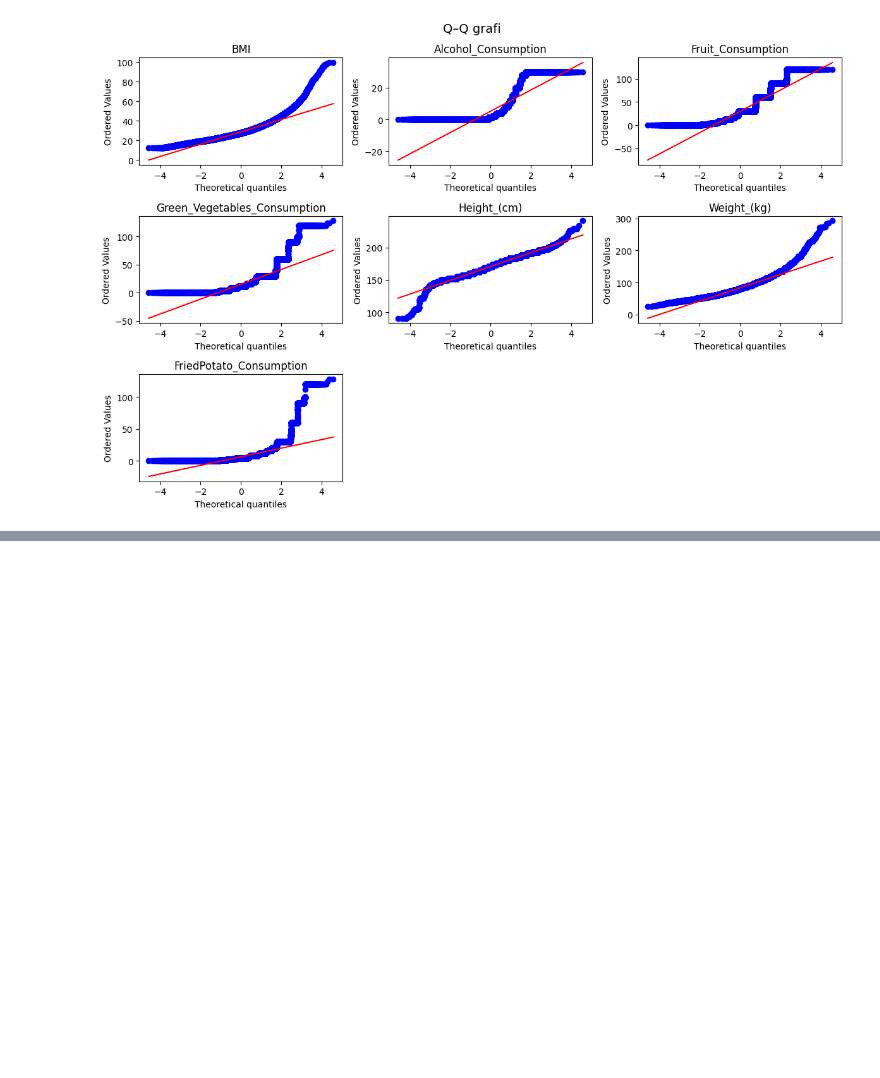
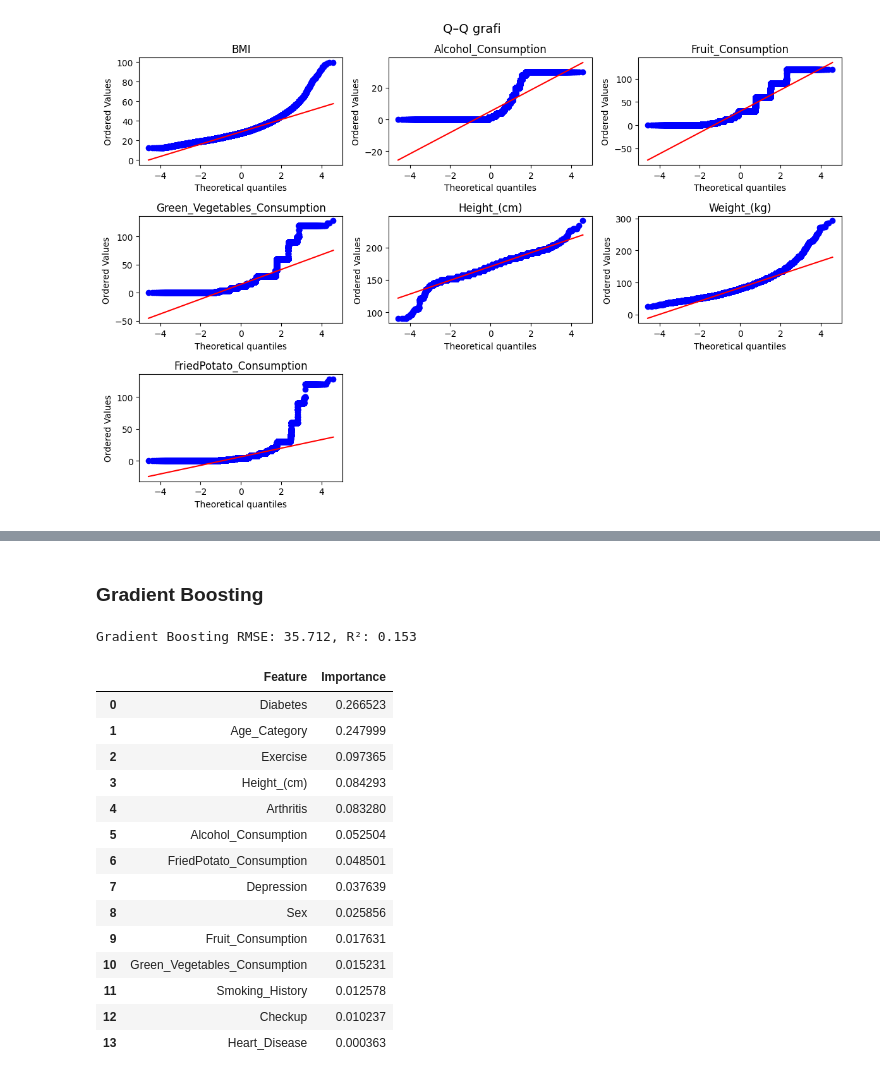
Before and after one commit to kris71028/Seminarska-naloga-VUI, a Jupyter notebook: regression.ipynb, the cells around one changed output, grey strips where cells are left out. Cells and saved outputs as stored; diff of their text form; code cells hidden in the pictures; blank space fills up the shorter version.

```diff
--- a/regression.ipynb
+++ b/regression.ipynb
@@ -79,0 +118,23 @@ XGBoost ROC AUC: 0.833
+# %% [markdown]
+### Gradient Boosting
+# %%
+gb_model, gb_importance_df, gb_rmse, gb_r2 = run_gradient_boosting(df)
+print(f"Gradient Boosting RMSE: {gb_rmse:.3f}, R²: {gb_r2:.3f}")
+gb_importance_df
+# %% [output]
+Gradient Boosting RMSE: 35.712, R²: 0.153
+|  | Feature | Importance |
+| 0 | Diabetes | 0.266523 |
+| 1 | Age_Category | 0.247999 |
+| 2 | Exercise | 0.097365 |
+| 3 | Height_(cm) | 0.084293 |
+| 4 | Arthritis | 0.083280 |
+| 5 | Alcohol_Consumption | 0.052504 |
+| 6 | FriedPotato_Consumption | 0.048501 |
+| 7 | Depression | 0.037639 |
+| 8 | Sex | 0.025856 |
+| 9 | Fruit_Consumption | 0.017631 |
+| 10 | Green_Vegetables_Consumption | 0.015231 |
+| 11 | Smoking_History | 0.012578 |
+| 12 | Checkup | 0.010237 |
+| 13 | Heart_Disease | 0.000363 |
```
Also changed, not shown: parts of 19 cells of this notebook, 1 other file.
